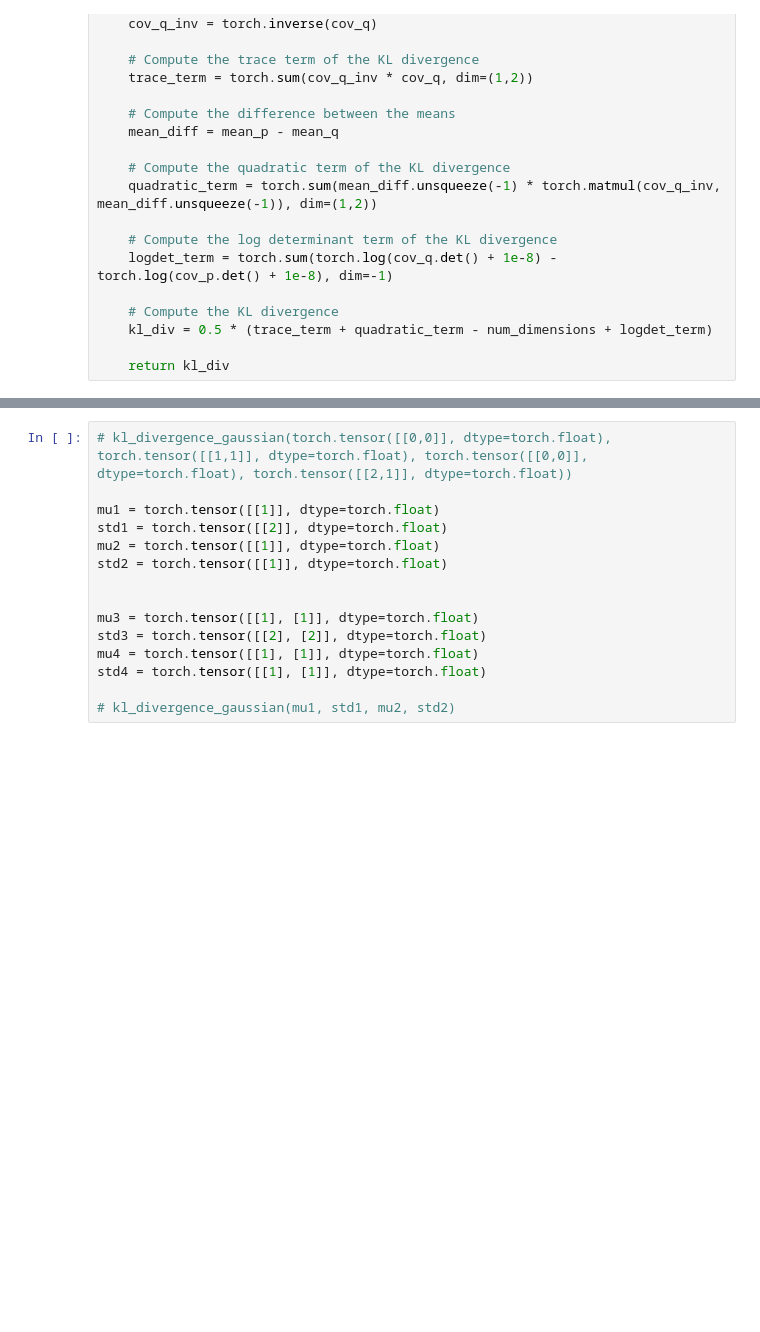
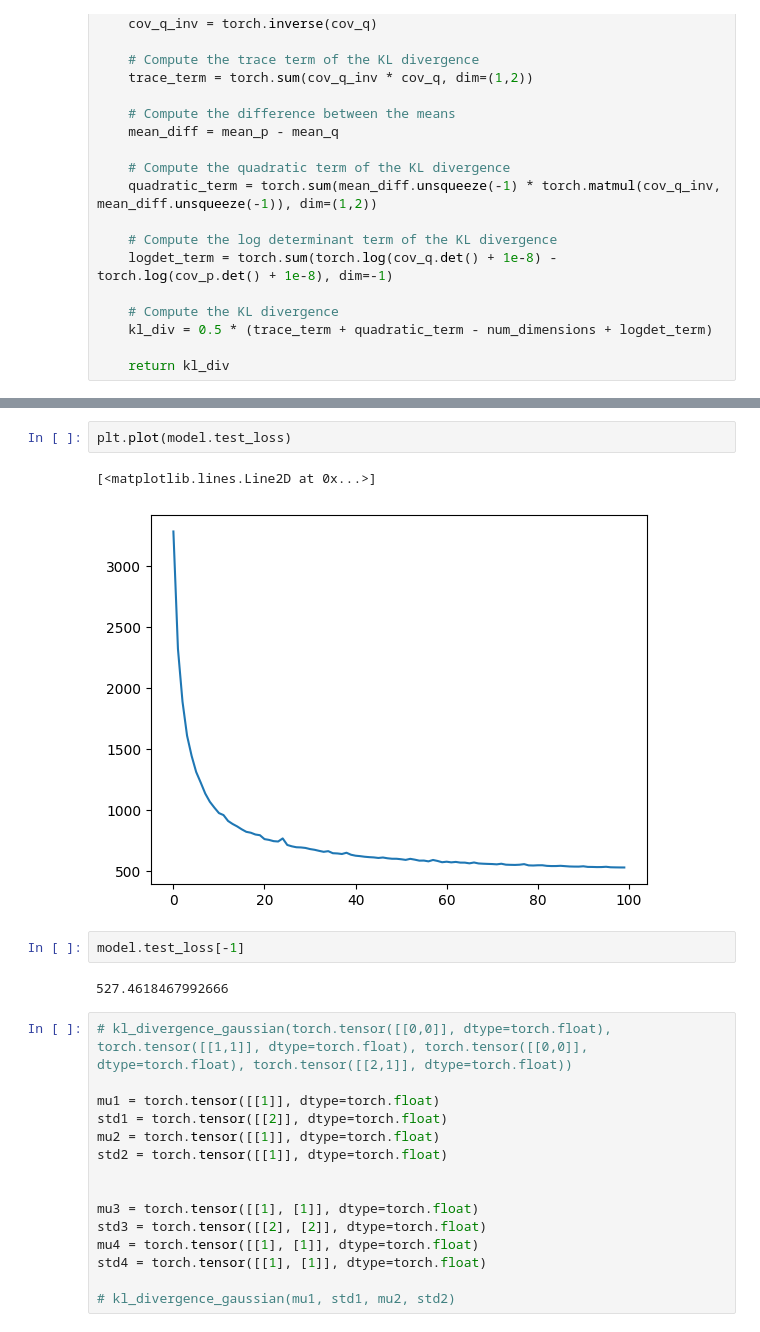
Before and after one commit to hopl1t/multimodal-transformer-rl, a Jupyter notebook: src/notebooks/ppo_vae.ipynb, the cells around one changed output, grey strips where cells are left out. Cells and saved outputs as stored; diff of their text form; blank space fills up the shorter version.

```diff
--- a/src/notebooks/ppo_vae.ipynb
+++ b/src/notebooks/ppo_vae.ipynb
@@ -329,3 +338,12 @@ ipdb> exit
+# %%
+plt.plot(model.test_loss)
+# %% [output]
+[<matplotlib.lines.Line2D at 0x...>]
+[figure, added]
+# %%
+model.test_loss[-1]
+# %% [output]
+527.4618467992666
 # %%
 # kl_divergence_gaussian(torch.tensor([[0,0]], dtype=torch.float), torch.tensor([[1,1]], dtype=torch.float), torch.tensor([[0,0]], dtype=torch.float), torch.tensor([[2,1]], dtype=torch.float))
 
```
Also changed, not shown: parts of 6 cells of this notebook, 5 other files.
